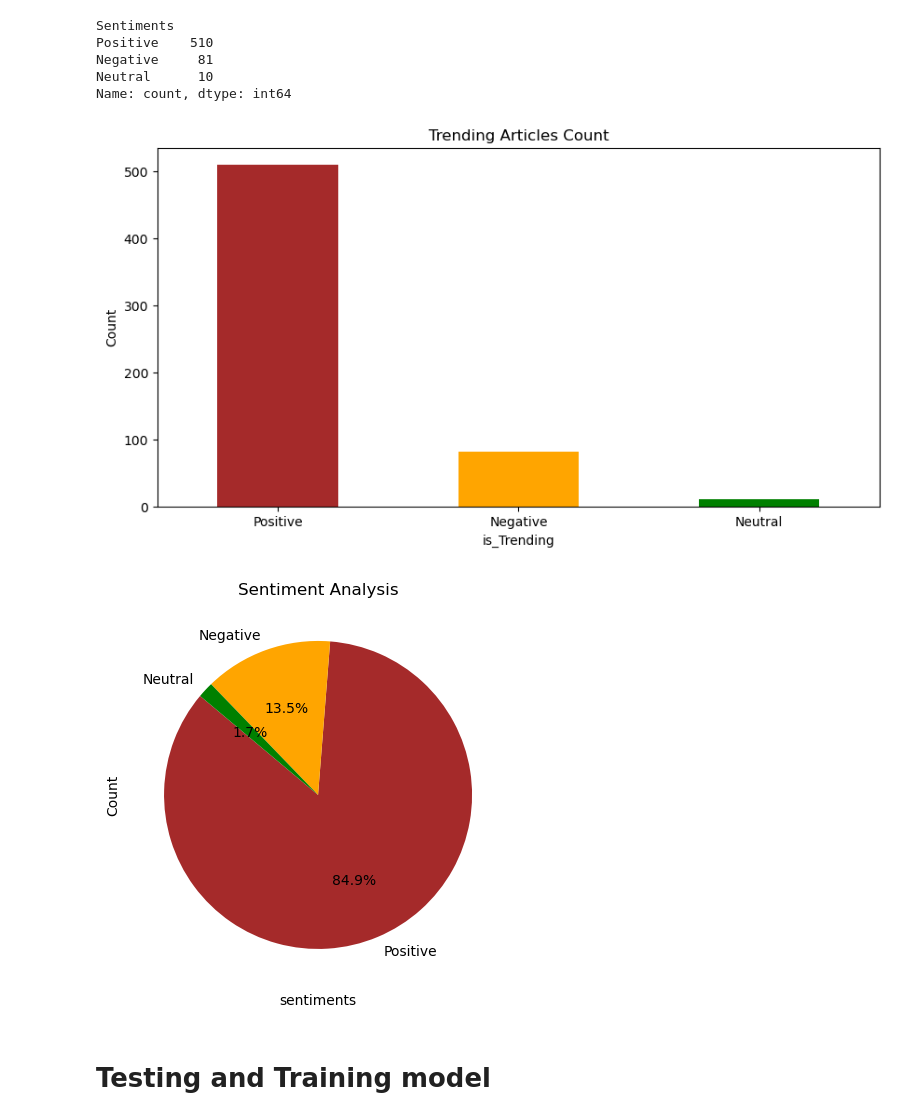
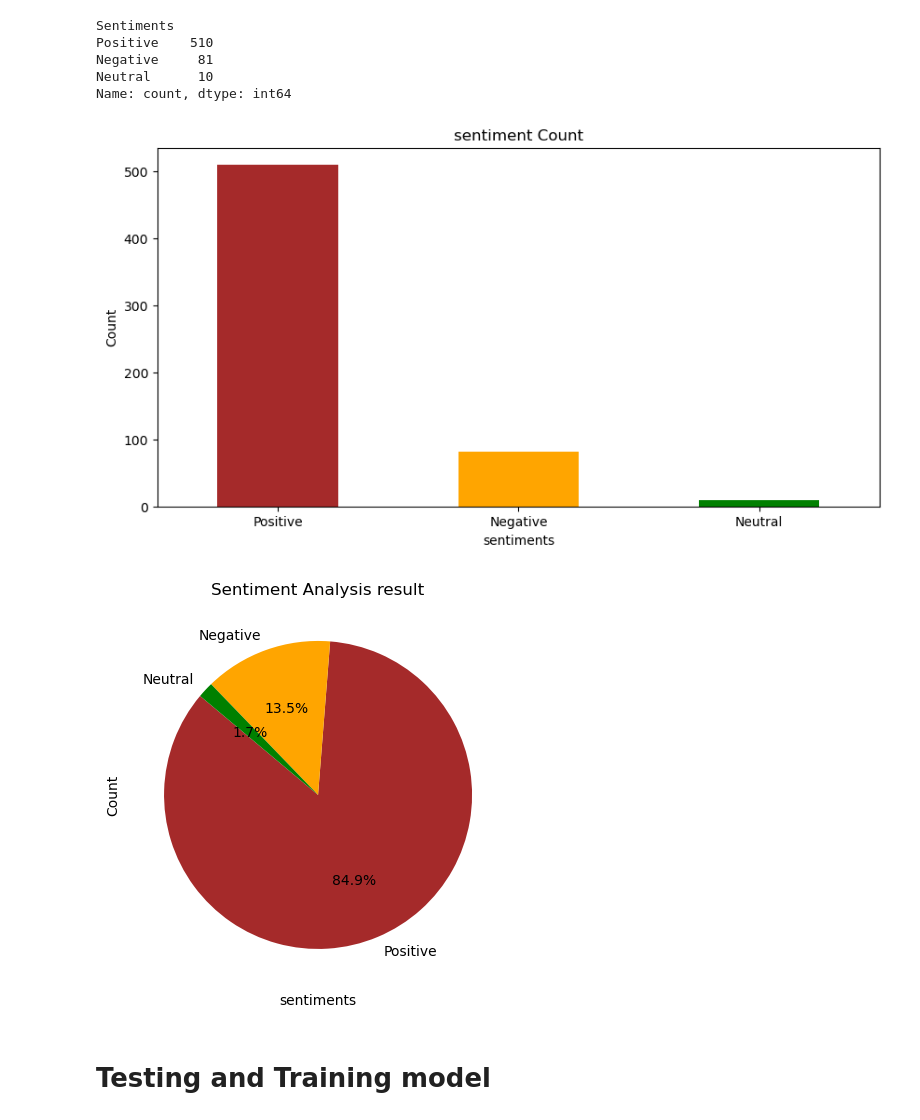
Before and after one commit to Abhishek-369V/Research_paper_DA_analysis-, a Jupyter notebook: project1-checkpoint.ipynb, the cells around one changed output. Cells and saved outputs as stored; diff of their text form; code cells hidden in the pictures.

```diff
--- a/project1-checkpoint.ipynb
+++ b/project1-checkpoint.ipynb
@@ -322,23 +322,23 @@ Name: count, dtype: int64
 # %%
 mpl.figure(figsize=(10, 5))
 sentiment_count.plot(kind='bar' , color=['brown', 'orange','green'])
-mpl.title('Trending Articles Count')
-mpl.xlabel('is_Trending')
+mpl.title('sentiment Count')
+mpl.xlabel('sentiments')
 mpl.ylabel('Count')
 mpl.xticks(rotation=0)
 mpl.show()
 # %% [output]
-[figure, old version]
+[figure, new version]
 # %%
 mpl.figure(figsize=(10, 5))
 sentiment_count.plot(kind='pie',autopct='%1.1f%%', colors=['brown','orange','green'], startangle=140)
-mpl.title('Sentiment Analysis')
+mpl.title('Sentiment Analysis result')
 mpl.xlabel('sentiments')
 mpl.ylabel('Count')
 mpl.xticks(rotation=0)
 mpl.show()
 # %% [output]
-[figure, old version]
+[figure, new version]
 # %% [markdown]
 # Testing and Training model
 # %%
```
Also changed, not shown: parts of 4 cells of this notebook.
